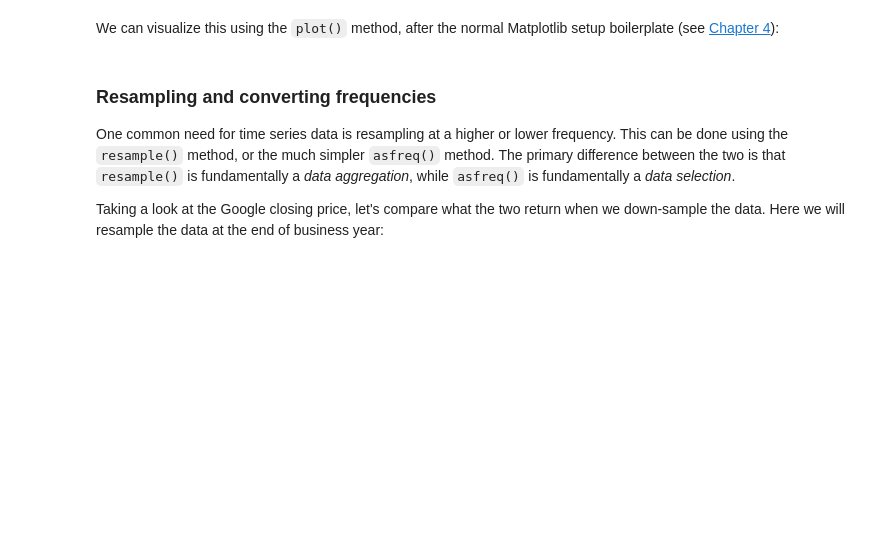
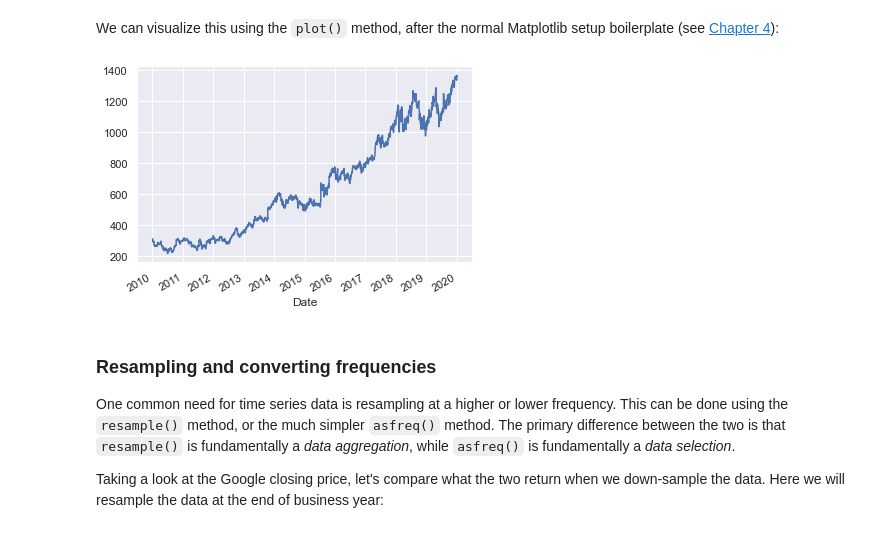
Before and after one commit to marcusRB/thebridgedsftene21, a Jupyter notebook: 2-Data Analysis/5-Feature Engineering/2-Time Series/1 - Working-with-Time-Series.ipynb, the cells around one changed output. Saved outputs shown, nothing was run; the diff lists cells and outputs as text; code cells hidden in the pictures; blank space fills up the shorter version.

```diff
--- a/2-Data Analysis/5-Feature Engineering/2-Time Series/1 - Working-with-Time-Series.ipynb
+++ b/2-Data Analysis/5-Feature Engineering/2-Time Series/1 - Working-with-Time-Series.ipynb
@@ -239,2 +408,5 @@ goog.set_index('Date', inplace=True)
 # %% [markdown]
 For simplicity, we'll use just the closing price:
+# %%
+goog = goog['Close']
+goog
@@ -244,6 +430,10 @@ We can visualize this using the ``plot()`` method, after the normal Matplotlib s
 %matplotlib inline
 import matplotlib.pyplot as plt
 import seaborn; seaborn.set()
+# %%
+goog.plot();
+# %% [output]
+[figure, added]
 # %% [markdown]
 ### Resampling and converting frequencies
 
```
Also changed, not shown: parts of 33 cells of this notebook, 8 other files.
